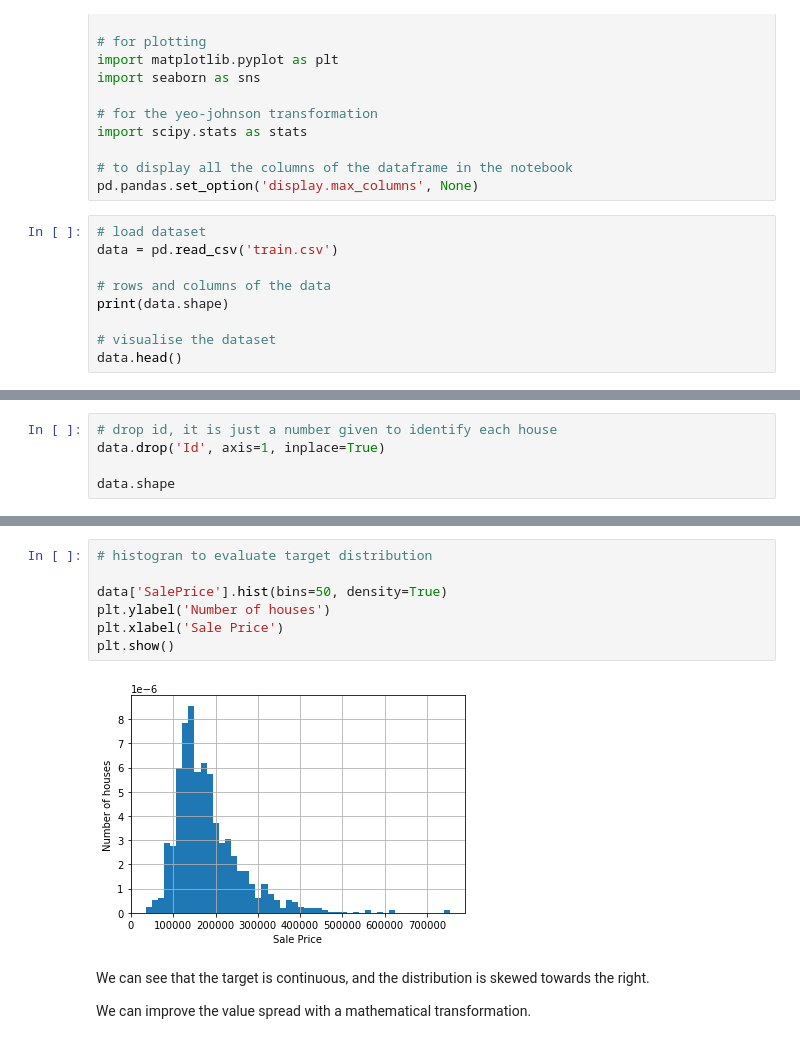
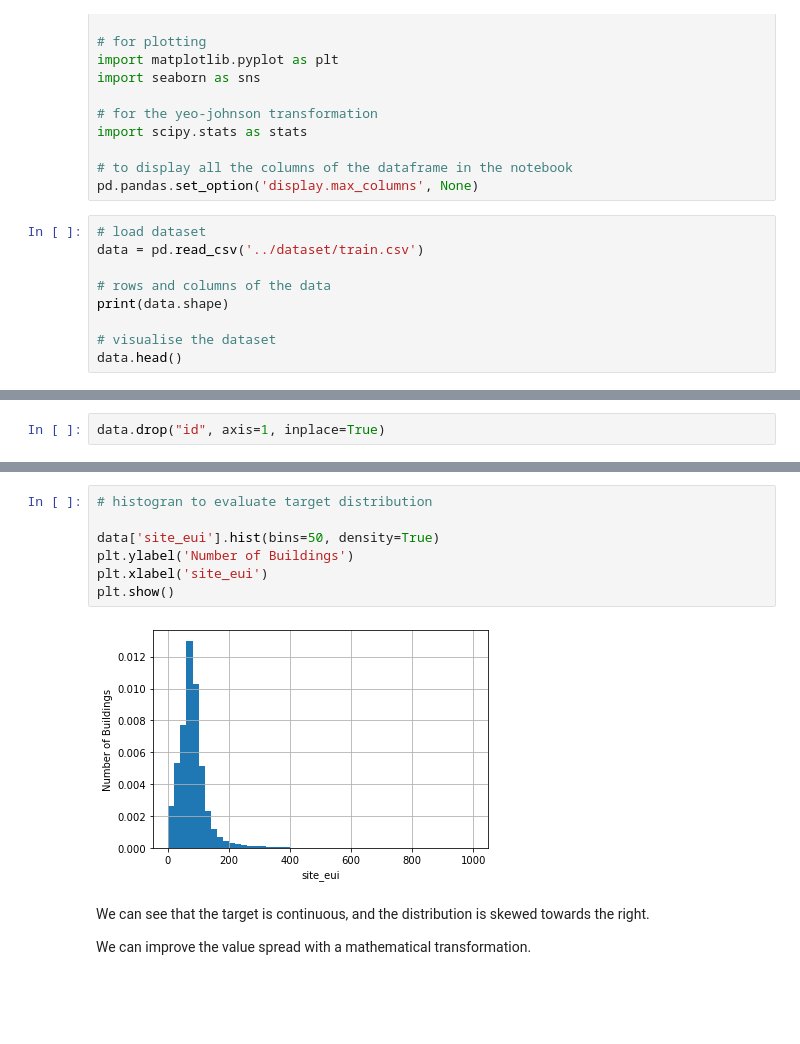
Before and after one commit to lp-dataninja/applied-mlops, a Jupyter notebook: research-and-development/01-data-analysis.ipynb, the cells around one changed output, grey strips where cells are left out. Drawn from its saved outputs; the diff is of its cells as text; blank space fills up the shorter version.

```diff
--- a/research-and-development/01-data-analysis.ipynb
+++ b/research-and-development/01-data-analysis.ipynb
@@ -74,7 +18,7 @@ import scipy.stats as stats
 pd.pandas.set_option('display.max_columns', None)
 # %%
 # load dataset
-data = pd.read_csv('train.csv')
+data = pd.read_csv('../dataset/train.csv')
 
 # rows and columns of the data
 print(data.shape)
@@ -92,5 +35,0 @@ data.head()
-# %%
-# drop id, it is just a number given to identify each house
-data.drop('Id', axis=1, inplace=True)
-
-data.shape
@@ -99 +36,3 @@ data.shape
+# %%
+data.drop("id", axis=1, inplace=True)
 # %% [markdown]
@@ -127,12 +64,12 @@ Let's begin by exploring the target distribution.
 # %%
 # histogran to evaluate target distribution
 
-data['SalePrice'].hist(bins=50, density=True)
-plt.ylabel('Number of houses')
-plt.xlabel('Sale Price')
+data['site_eui'].hist(bins=50, density=True)
+plt.ylabel('Number of Buildings')
+plt.xlabel('site_eui')
 plt.show()
 # %% [output]
-[figure, old version]
+[figure, new version]
 # %% [markdown]
 We can see that the target is continuous, and the distribution is skewed towards the right.
 
```
Also changed, not shown: parts of 47 cells of this notebook.
